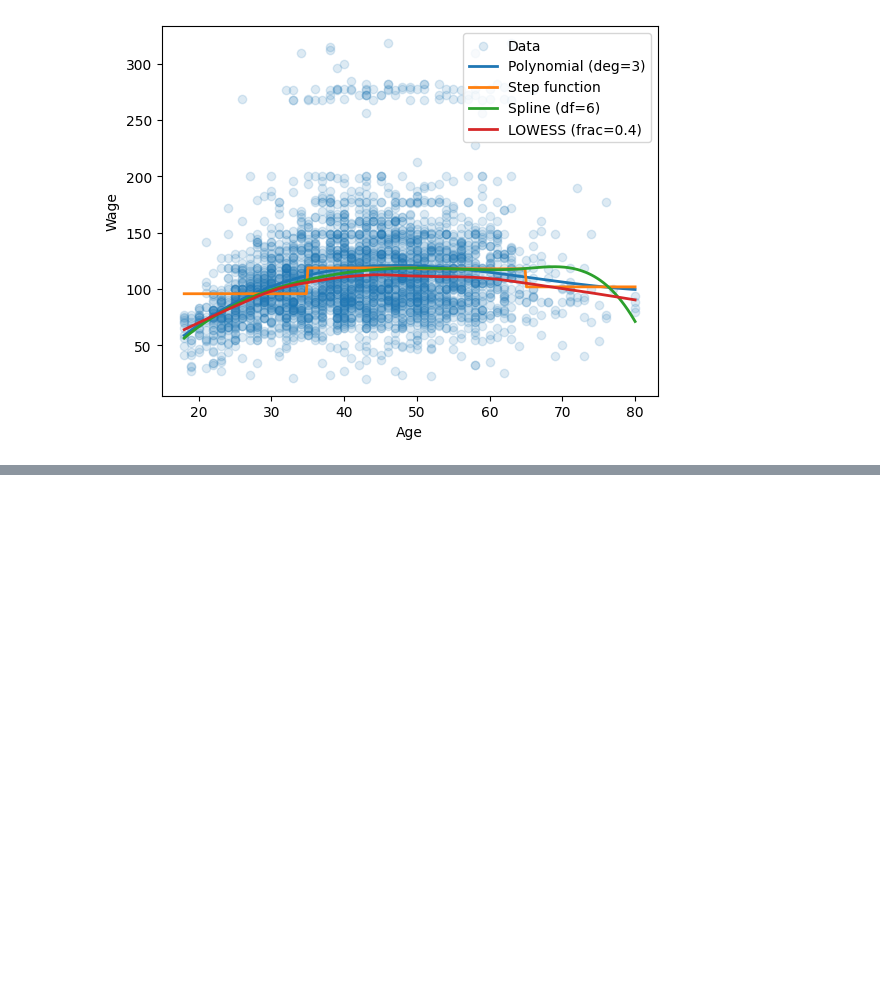
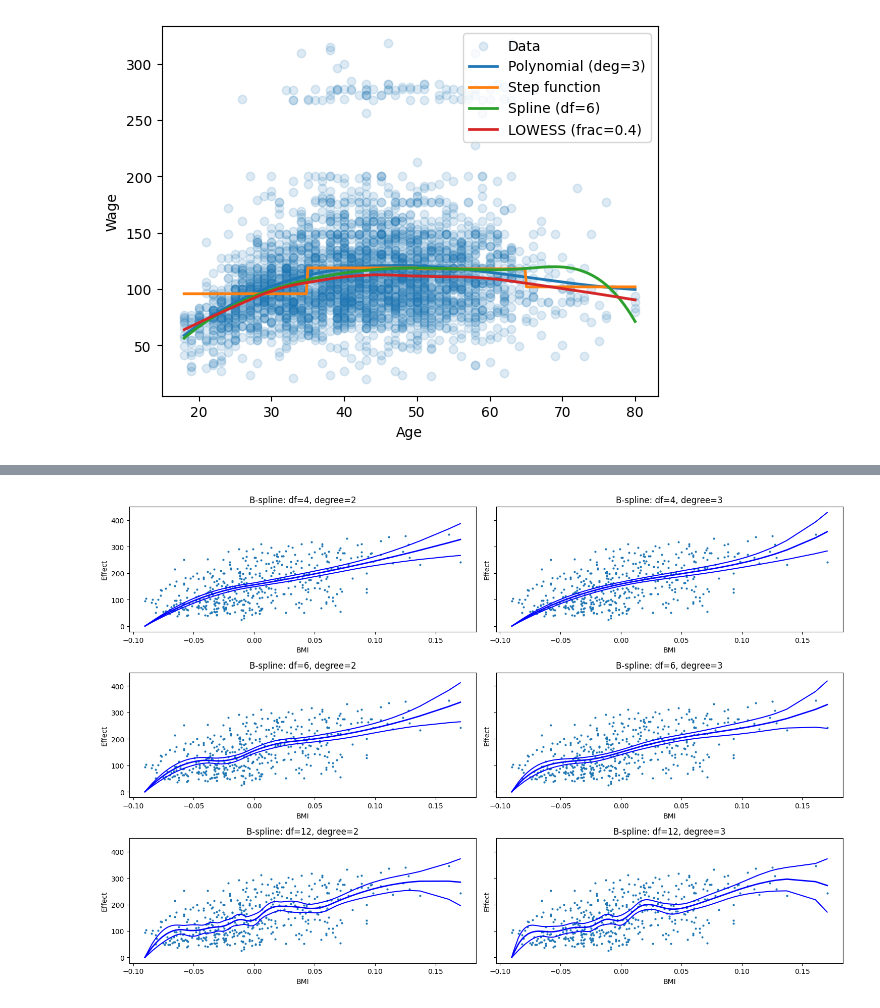
Before and after one commit to mibur1/psy300, a Jupyter notebook: book/solutions/solutions_2.ipynb, the cells around one changed output, grey strips where cells are left out. Cells and saved outputs as stored; diff of their text form; code cells hidden in the pictures; blank space fills up the shorter version.

```diff
--- a/book/solutions/solutions_2.ipynb
+++ b/book/solutions/solutions_2.ipynb
@@ -781,0 +790,32 @@ plt.legend();
+# %%
+import matplotlib.pyplot as plt
+from sklearn.datasets import load_diabetes
+from statsmodels.gam.api import GLMGam, BSplines
+
+# 1. Get bmi as x and the target as y
+data = load_diabetes(as_frame=True)
+x = data.data[['bmi']]
+y = data.target
+
+# 2. Define possible parameters
+df_values = [4, 6, 12]
+degree_values = [2, 3]
+
+# 3. PLot partial effect for each combination of df and degree
+fig, axes = plt.subplots(len(df_values), len(degree_values), figsize=(15, 10), sharey=True)
+
+for i, df_val in enumerate(df_values):
+    for j, deg_val in enumerate(degree_values):
+        bs = BSplines(x, df=df_val, degree=deg_val)
+        gam = GLMGam(y, smoother=bs)
+        res = gam.fit()
+
+        res.plot_partial(0, cpr=True, ax=axes[i, j])
+        axes[i, j].set_title(f'B-spline: df={df_val}, degree={deg_val}')
+        axes[i, j].set_xlabel('BMI')
+        axes[i, j].set_ylabel('Effect')
+
+plt.tight_layout()
+plt.show()
+# %% [output]
+[figure, added]
```
Also changed, not shown: parts of 3 cells of this notebook, 3 other files.
